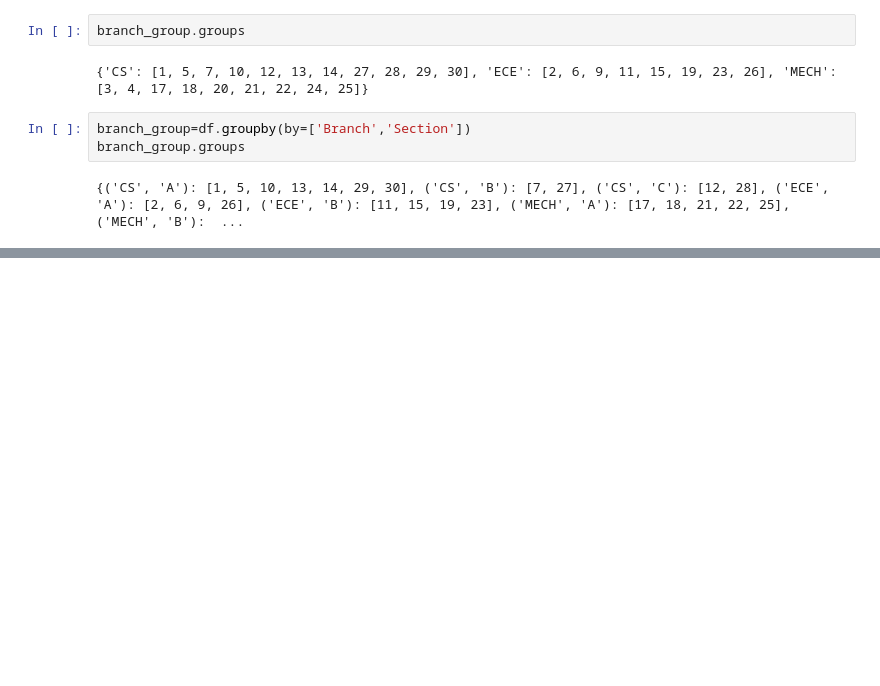
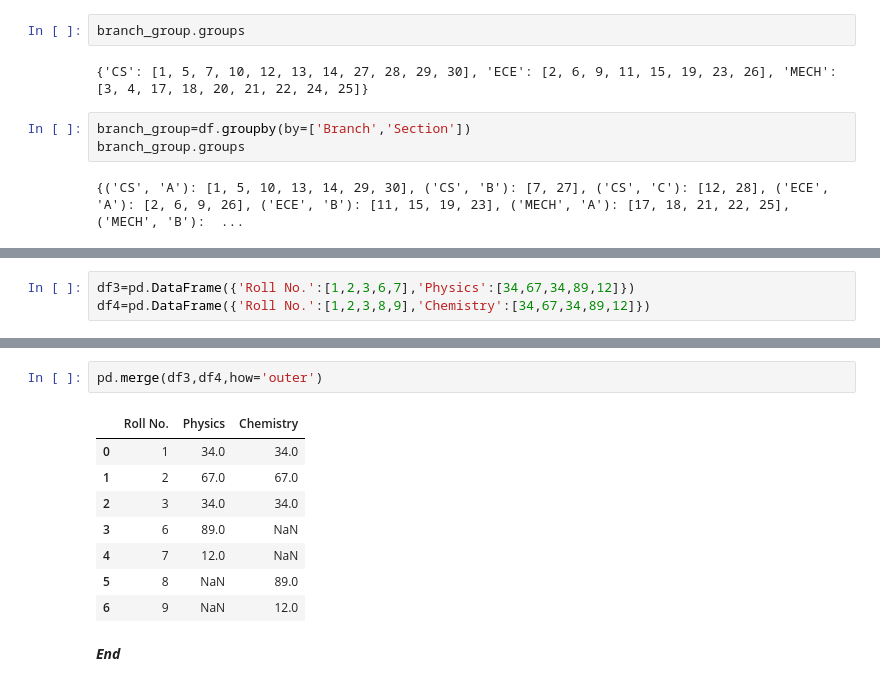
Before and after one commit to avisonstevedsouza/Pandas, a Jupyter notebook: groupby-function.ipynb, the cells around one changed output, grey strips where cells are left out. Cells and saved outputs as stored; diff of their text form; blank space fills up the shorter version.

```diff
--- a/groupby-function.ipynb
+++ b/groupby-function.ipynb
@@ -97,0 +147,3 @@ Roll No.
+# %%
+df3=pd.DataFrame({'Roll No.':[1,2,3,6,7],'Physics':[34,67,34,89,12]})
+df4=pd.DataFrame({'Roll No.':[1,2,3,8,9],'Chemistry':[34,67,34,89,12]})
@@ -97,0 +193,13 @@ Roll No.
+# %%
+pd.merge(df3,df4,how='outer')
+# %% [output]
+|  | Roll No. | Physics | Chemistry |
+| 0 | 1 | 34.0 | 34.0 |
+| 1 | 2 | 67.0 | 67.0 |
+| 2 | 3 | 34.0 | 34.0 |
+| 3 | 6 | 89.0 | NaN |
+| 4 | 7 | 12.0 | NaN |
+| 5 | 8 | NaN | 89.0 |
+| 6 | 9 | NaN | 12.0 |
+# %% [markdown]
+***End***
```
Also changed, not shown: parts of 13 cells of this notebook.
